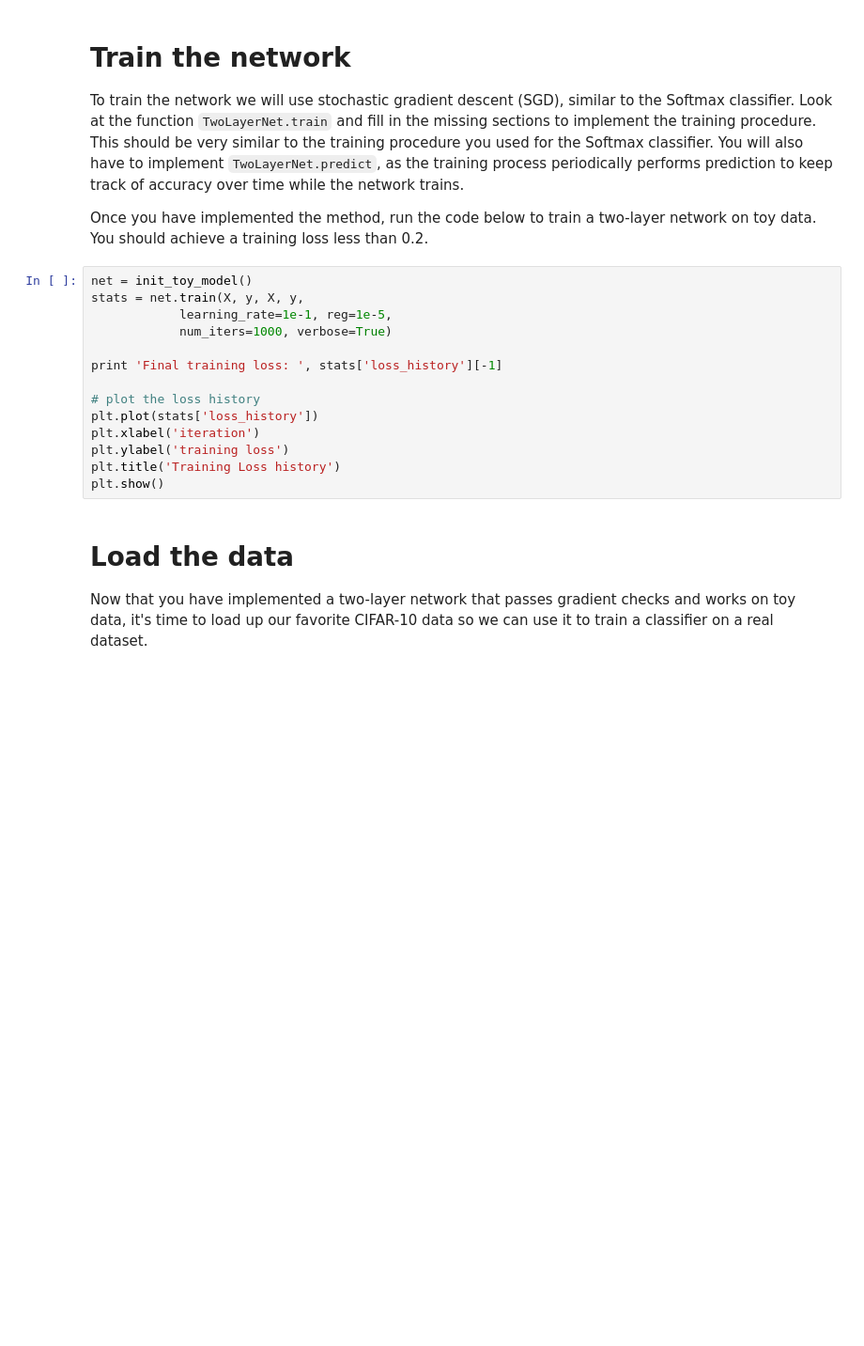
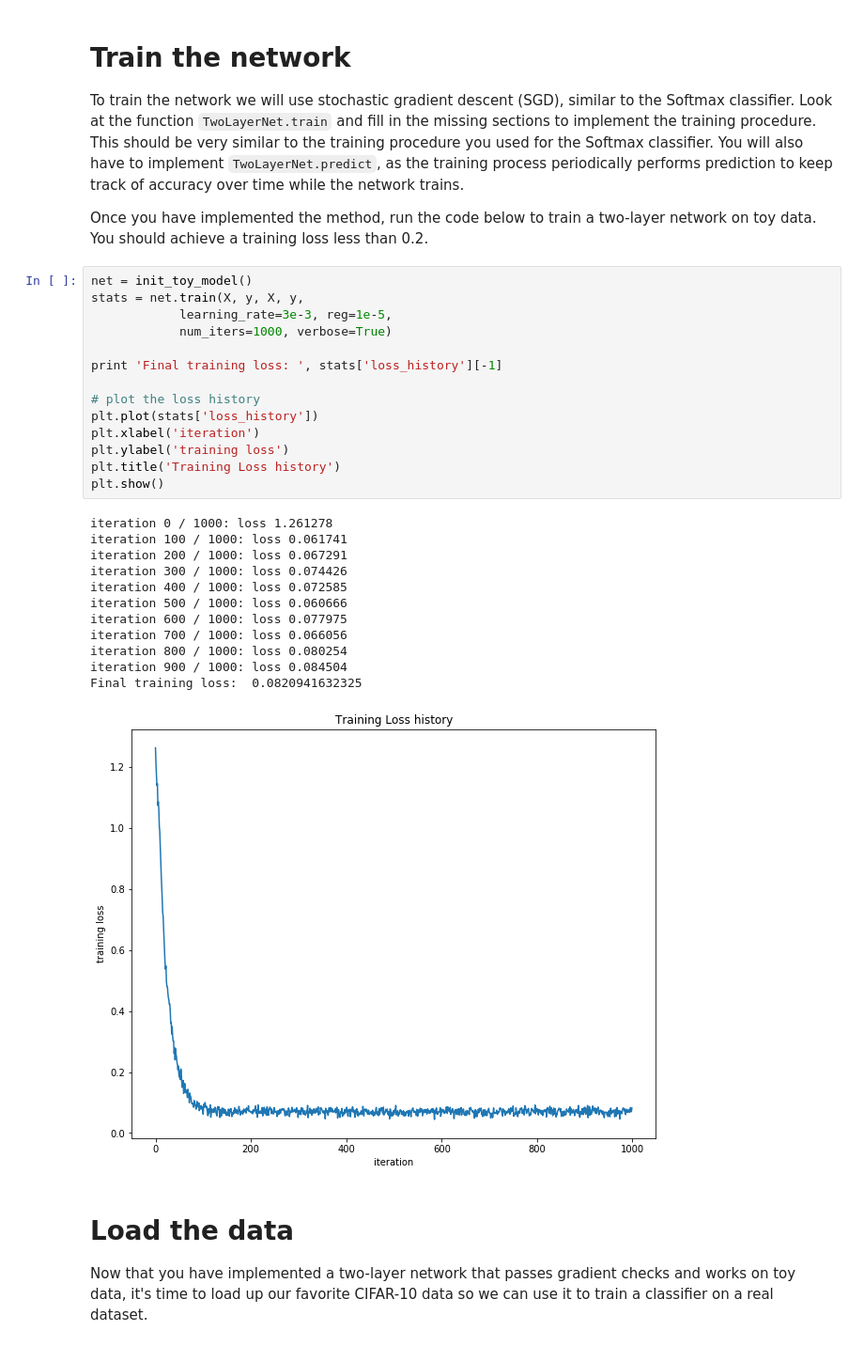
Before and after one commit to zhucer2003/deep-learning-for-computer-vision, a Jupyter notebook: DL4CV_Exercise1/2_two_layer_net.ipynb, the cells around one changed output. Shown at 94% size. Saved outputs shown, nothing was run; the diff lists cells and outputs as text; blank space fills up the shorter version.

```diff
--- a/DL4CV_Exercise1/2_two_layer_net.ipynb
+++ b/DL4CV_Exercise1/2_two_layer_net.ipynb
@@ -103,17 +131,30 @@ Once you have implemented the method, run the code below to train a two-layer ne
 # %%
 net = init_toy_model()
 stats = net.train(X, y, X, y,
-            learning_rate=1e-1, reg=1e-5,
+            learning_rate=3e-3, reg=1e-5,
             num_iters=1000, verbose=True)
 
 print 'Final training loss: ', stats['loss_history'][-1]
 
 # plot the loss history
 plt.plot(stats['loss_history'])
 plt.xlabel('iteration')
 plt.ylabel('training loss')
 plt.title('Training Loss history')
 plt.show()
+# %% [output]
+iteration 0 / 1000: loss 1.261278
+iteration 100 / 1000: loss 0.061741
+iteration 200 / 1000: loss 0.067291
+iteration 300 / 1000: loss 0.074426
+iteration 400 / 1000: loss 0.072585
+iteration 500 / 1000: loss 0.060666
+iteration 600 / 1000: loss 0.077975
+iteration 700 / 1000: loss 0.066056
+iteration 800 / 1000: loss 0.080254
+iteration 900 / 1000: loss 0.084504
+Final training loss:  0.0820941632325
+[figure, added]
 # %% [markdown]
 # Load the data
 Now that you have implemented a two-layer network that passes gradient checks and works on toy data, it's time to load up our favorite CIFAR-10 data so we can use it to train a classifier on a real dataset.
```
Also changed, not shown: parts of 17 cells of this notebook, 5 other files.
